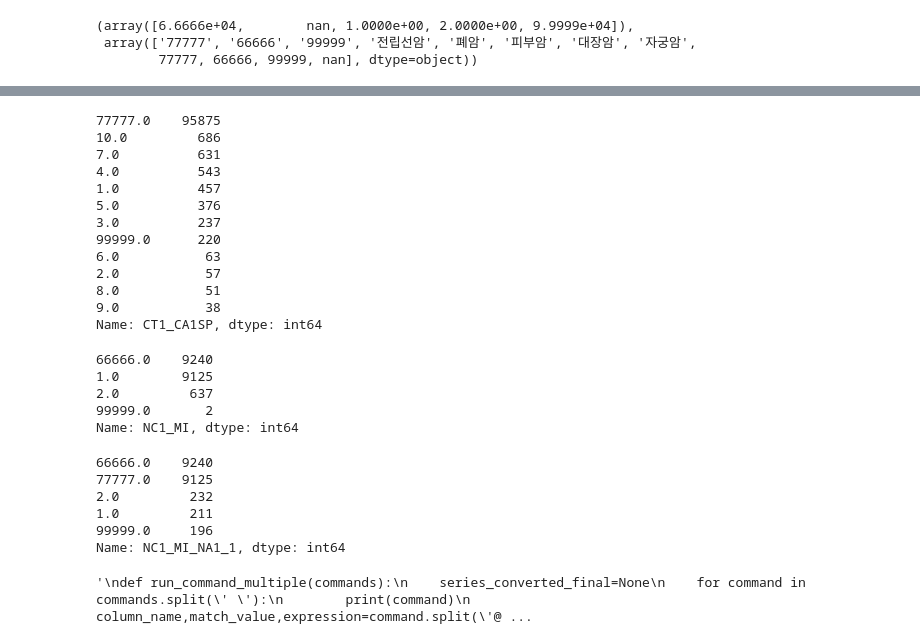
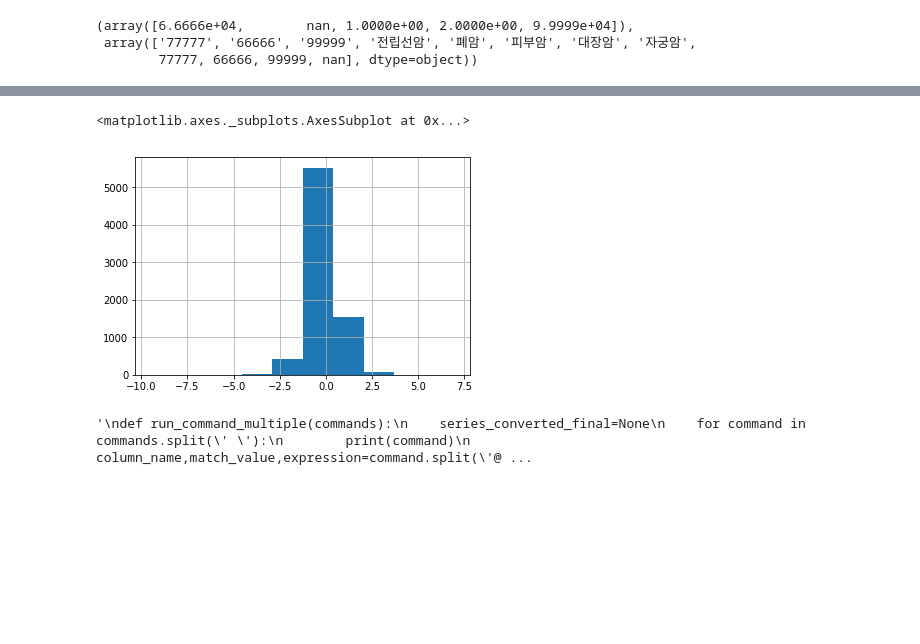
Before and after one commit to chanwkimlab/MHC_Kor_Assoc, a Jupyter notebook: phenotype_scan.ipynb, the cells around one changed output, grey strips where cells are left out. Saved outputs shown, nothing was run; the diff lists cells and outputs as text; code cells hidden in the pictures; blank space fills up the shorter version.

```diff
--- a/phenotype_scan.ipynb
+++ b/phenotype_scan.ipynb
@@ -247,16 +175,0 @@ NameError: name 'np' is not defined
-# %%
-(phenotype_raw['CT1_CA1SP']).value_counts()
-# %% [output]
-77777.0    95875
-10.0         686
-7.0          631
-4.0          543
-1.0          457
-5.0          376
-3.0          237
-99999.0      220
-6.0           63
-2.0           57
-8.0           51
-9.0           38
-Name: CT1_CA1SP, dtype: int64
@@ -267,17 +175,0 @@ NC1_MI_NA1_1
-# %%
-(phenotype_raw['NC1_MI']).value_counts()
-# %% [output]
-66666.0    9240
-1.0        9125
-2.0         637
-99999.0       2
-Name: NC1_MI, dtype: int64
-# %%
-(phenotype_raw['NC1_MI_NA1_1']).value_counts()
-# %% [output]
-66666.0    9240
-77777.0    9125
-2.0         232
-1.0         211
-99999.0     196
-Name: NC1_MI_NA1_1, dtype: int64
@@ -283,0 +178,5 @@ Name: NC1_MI_NA1_1, dtype: int64
+# %%
+(phenotype_raw['AS1_HIP1']-phenotype_raw['AS1_HIP2']).hist()
+# %% [output]
+<matplotlib.axes._subplots.AxesSubplot at 0x...>
+[figure, added]
```
Also changed, not shown: parts of 24 cells of this notebook, 2 other files.
